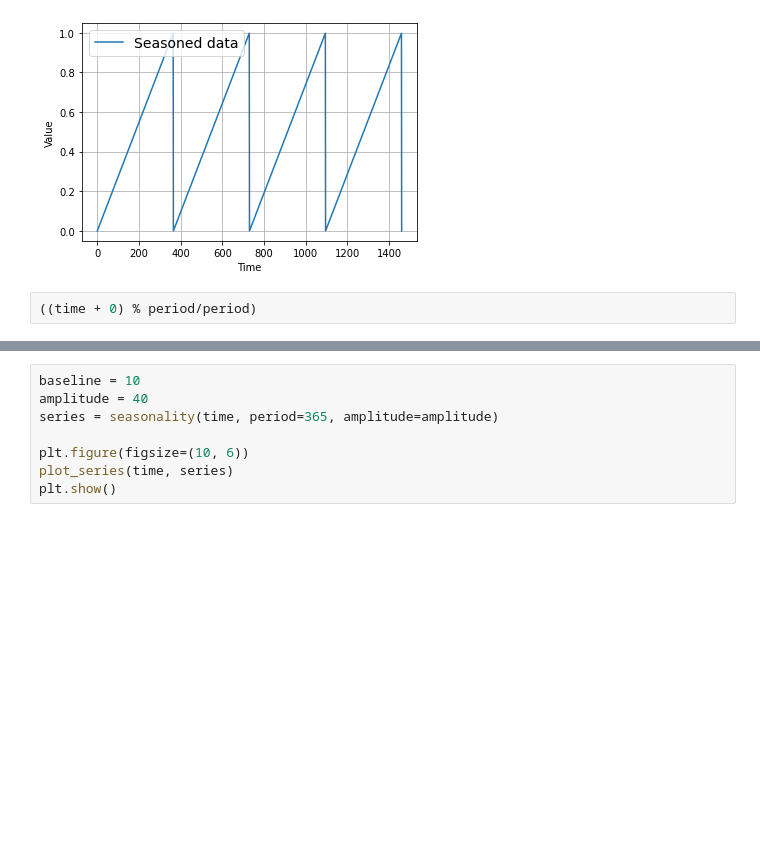
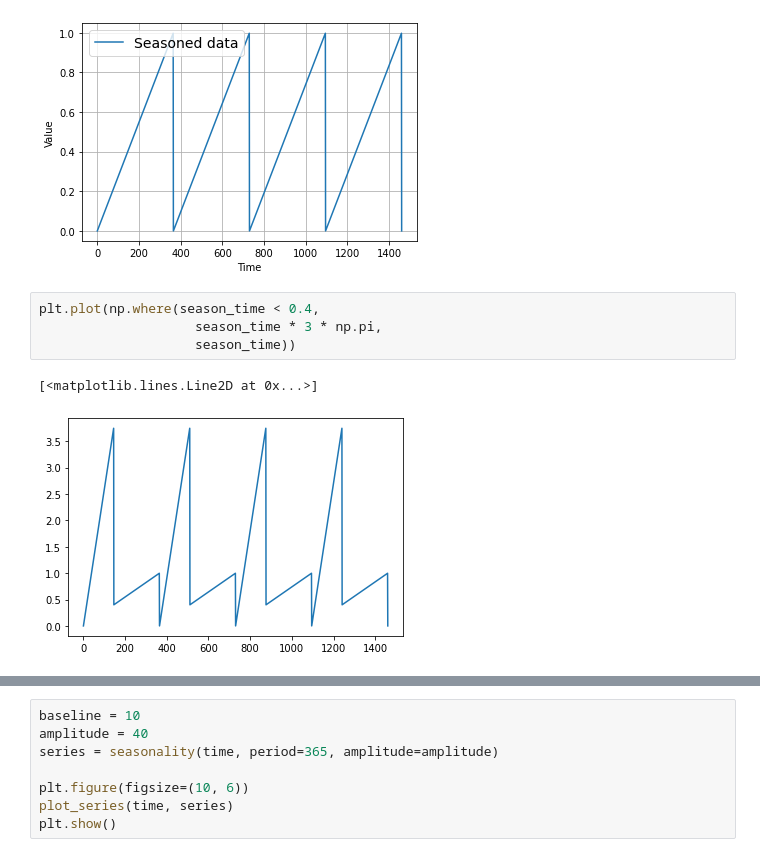
Before and after one commit to AlexNedyalkov/Deep-Learning-Time-Series-Andrew-Ng, a Jupyter notebook: Lesson_1_Synthetic_Time_Series.ipynb, the cells around one changed output, grey strips where cells are left out. Drawn from its saved outputs; the diff is of its cells as text; blank space fills up the shorter version.

```diff
--- a/Lesson_1_Synthetic_Time_Series.ipynb
+++ b/Lesson_1_Synthetic_Time_Series.ipynb
@@ -100,5 +100,10 @@ plt.show()
 plot_series(time, season_time, label = "Seasoned data")
 # %% [output]
 [figure]
-# %%
-((time + 0) % period/period)
+# %%
+plt.plot(np.where(season_time < 0.4,
+                    season_time * 3 * np.pi,
+                    season_time))
+# %% [output]
+[<matplotlib.lines.Line2D at 0x...>]
+[figure, added]
```
Also changed, not shown: parts of 4 cells of this notebook.
